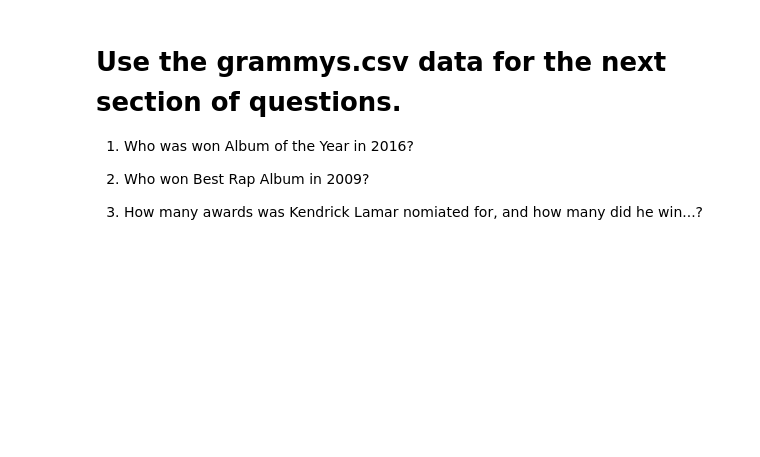
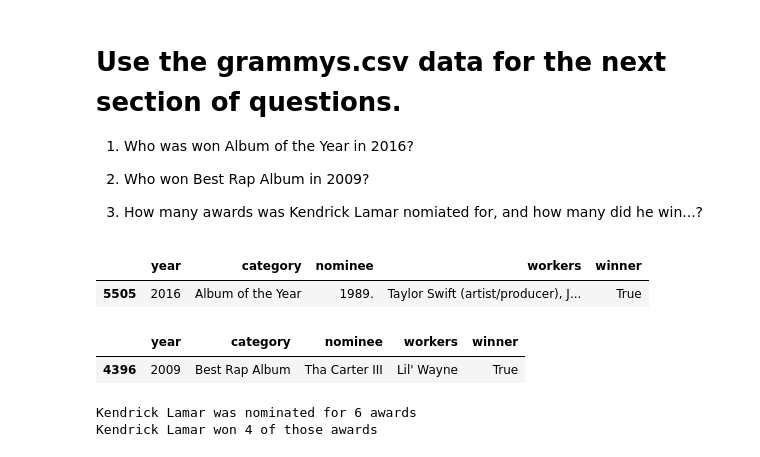
Before and after one commit to michael0419/2021-fall-data-science, a Jupyter notebook: Week-01-Pandas/Exercise.ipynb, the cells around one changed output. Saved outputs shown, nothing was run; the diff lists cells and outputs as text; code cells hidden in the pictures; blank space fills up the shorter version.

```diff
--- a/Week-01-Pandas/Exercise.ipynb
+++ b/Week-01-Pandas/Exercise.ipynb
@@ -293,7 +293,34 @@ df_join
 3. How many awards was Kendrick Lamar nomiated for, and how many did he win...?
 # %%
 #  1. Who was won Album of the Year in 2016?
+df_g = pd.read_csv('data/grammys.csv')
+
+cond_year  = df_g.year == 2016
+cond_cat = df_g.category == 'Album of the Year'
+
+df_g[cond_year & cond_cat & df_g.winner]
+# %% [output]
+|  | year | category | nominee | workers | winner |
+| 5505 | 2016 | Album of the Year | 1989. | Taylor Swift (artist/producer), J... | True |
 # %%
 # 2. Who won Best Rap Album in 2009?
+
+cond_year  = df_g.year == 2009
+cond_cat = df_g.category == 'Best Rap Album'
+
+df_g[cond_year & cond_cat & df_g.winner]
+# %% [output]
+|  | year | category | nominee | workers | winner |
+| 4396 | 2009 | Best Rap Album | Tha Carter III | Lil' Wayne | True |
 # %%
 # 3. How many awards was Kendrick Lamar nomiated for, and how many did he win...?
+
+cond_lamar = df_g.workers == 'Kendrick Lamar'
+
+gb_lamar = df_g[cond_lamar].groupby('winner').size()
+
+print(f'Kendrick Lamar was nominated for {gb_lamar[False] + gb_lamar[True]} awards')
+print(f'Kendrick Lamar won {gb_lamar[True]} of those awards')
+# %% [output]
+Kendrick Lamar was nominated for 6 awards
+Kendrick Lamar won 4 of those awards
```
Also changed, not shown: parts of 1 cell of this notebook.
